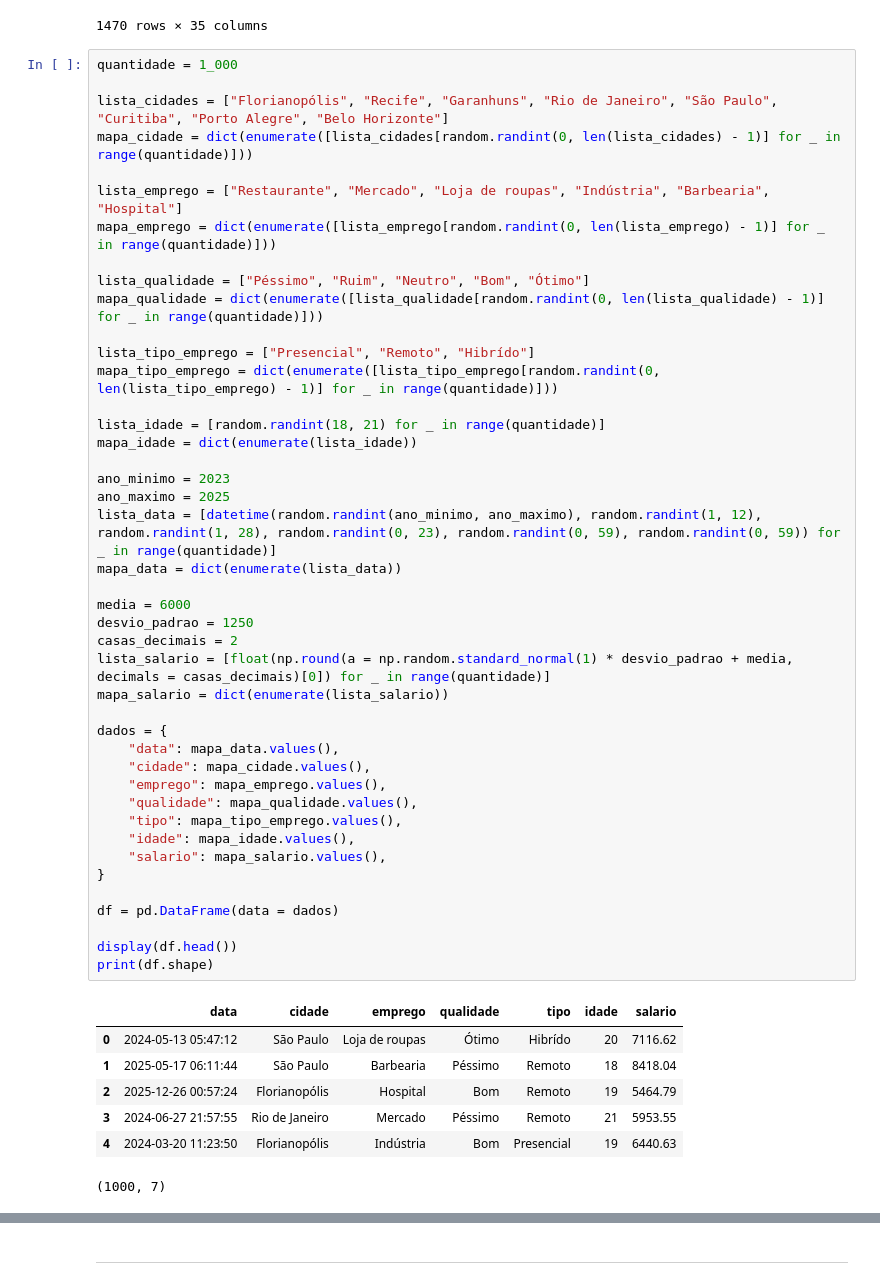
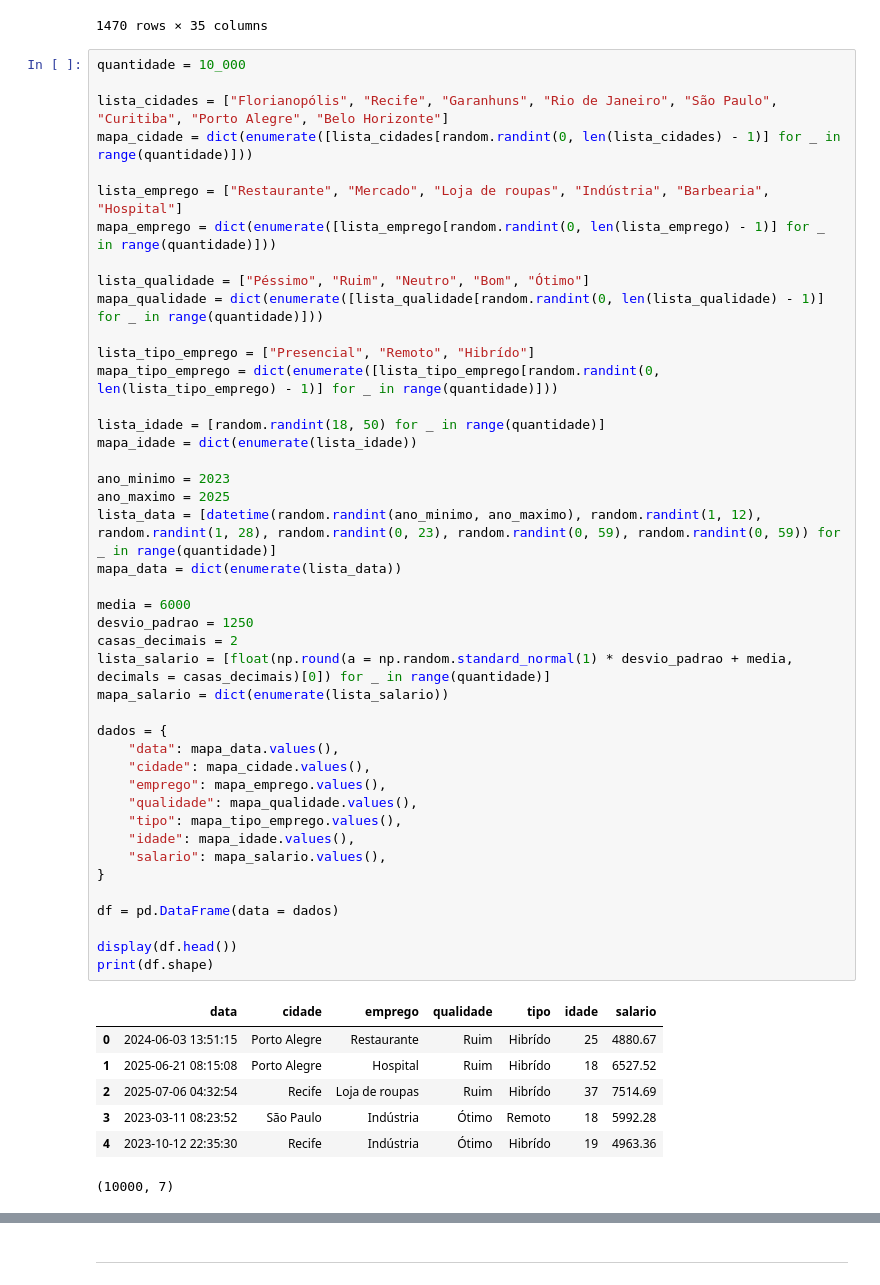
Before and after one commit to AriBarrosFilho/Aprendendo_Python, a Jupyter notebook: teste.ipynb, the cells around one changed output, grey strips where cells are left out. Saved outputs shown, nothing was run; the diff lists cells and outputs as text.

```diff
--- a/teste.ipynb
+++ b/teste.ipynb
@@ -184,7 +184,7 @@ display(df)
 | 1469 | 34 | No | Travel_Rarely | 628 | Research & Development | 8 | 3 | ... |
 1470 rows × 35 columns
 # %%
-quantidade = 1_000
+quantidade = 10_000
 
 lista_cidades = ["Florianopólis", "Recife", "Garanhuns", "Rio de Janeiro", "São Paulo", "Curitiba", "Porto Alegre", "Belo Horizonte"]
 mapa_cidade = dict(enumerate([lista_cidades[random.randint(0, len(lista_cidades) - 1)] for _ in range(quantidade)]))
@@ -198,39 +198,39 @@ mapa_qualidade = dict(enumerate([lista_qualidade[random.randint(0, len(lista_qua
 lista_tipo_emprego = ["Presencial", "Remoto", "Hibrído"]
 mapa_tipo_emprego = dict(enumerate([lista_tipo_emprego[random.randint(0, len(lista_tipo_emprego) - 1)] for _ in range(quantidade)]))
 
-lista_idade = [random.randint(18, 21) for _ in range(quantidade)]
+lista_idade = [random.randint(18, 50) for _ in range(quantidade)]
 mapa_idade = dict(enumerate(lista_idade))
 
 ano_minimo = 2023
 ano_maximo = 2025
 lista_data = [datetime(random.randint(ano_minimo, ano_maximo), random.randint(1, 12), random.randint(1, 28), random.randint(0, 23), random.randint(0, 59), random.randint(0, 59)) for _ in range(quantidade)]
 mapa_data = dict(enumerate(lista_data))
 
 media = 6000
 desvio_padrao = 1250
 casas_decimais = 2
 lista_salario = [float(np.round(a = np.random.standard_normal(1) * desvio_padrao + media, decimals = casas_decimais)[0]) for _ in range(quantidade)]
 mapa_salario = dict(enumerate(lista_salario))
 
 dados = {
     "data": mapa_data.values(),
     "cidade": mapa_cidade.values(),
     "emprego": mapa_emprego.values(),
     "qualidade": mapa_qualidade.values(),
     "tipo": mapa_tipo_emprego.values(),
     "idade": mapa_idade.values(),
     "salario": mapa_salario.values(),
 }
 
 df = pd.DataFrame(data = dados)
 
 display(df.head())
 print(df.shape)
 # %% [output]
 |  | data | cidade | emprego | qualidade | tipo | idade | salario |
-| 0 | 2024-05-13 05:47:12 | São Paulo | Loja de roupas | Ótimo | Hibrído | 20 | 7116.62 |
-| 1 | 2025-05-17 06:11:44 | São Paulo | Barbearia | Péssimo | Remoto | 18 | 8418.04 |
-| 2 | 2025-12-26 00:57:24 | Florianopólis | Hospital | Bom | Remoto | 19 | 5464.79 |
-| 3 | 2024-06-27 21:57:55 | Rio de Janeiro | Mercado | Péssimo | Remoto | 21 | 5953.55 |
-| 4 | 2024-03-20 11:23:50 | Florianopólis | Indústria | Bom | Presencial | 19 | 6440.63 |
+| 0 | 2024-06-03 13:51:15 | Porto Alegre | Restaurante | Ruim | Hibrído | 25 | 4880.67 |
+| 1 | 2025-06-21 08:15:08 | Porto Alegre | Hospital | Ruim | Hibrído | 18 | 6527.52 |
+| 2 | 2025-07-06 04:32:54 | Recife | Loja de roupas | Ruim | Hibrído | 37 | 7514.69 |
+| 3 | 2023-03-11 08:23:52 | São Paulo | Indústria | Ótimo | Remoto | 18 | 5992.28 |
+| 4 | 2023-10-12 22:35:30 | Recife | Indústria | Ótimo | Hibrído | 19 | 4963.36 |
-(1000, 7)
+(10000, 7)
```
Also changed, not shown: parts of 6 cells of this notebook, 7 other files.
